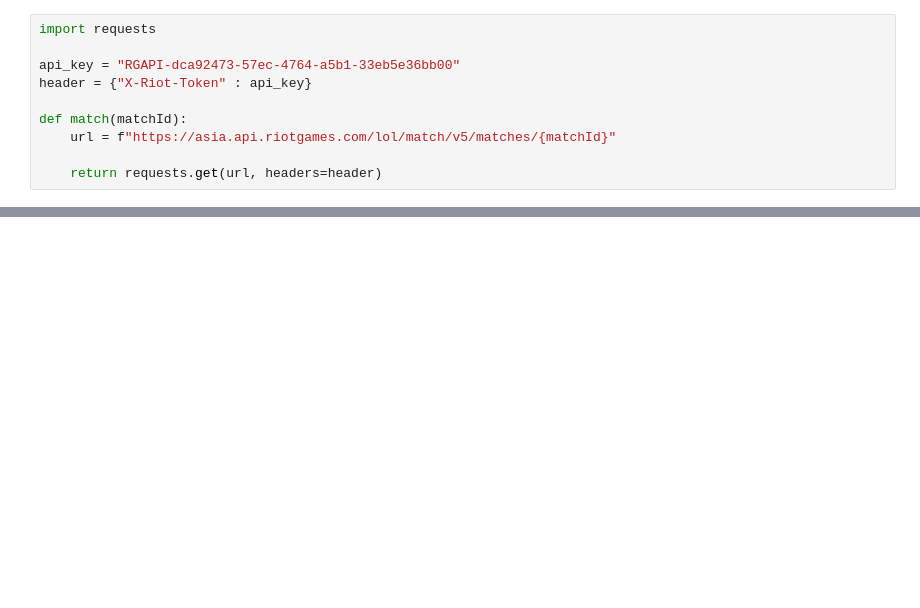
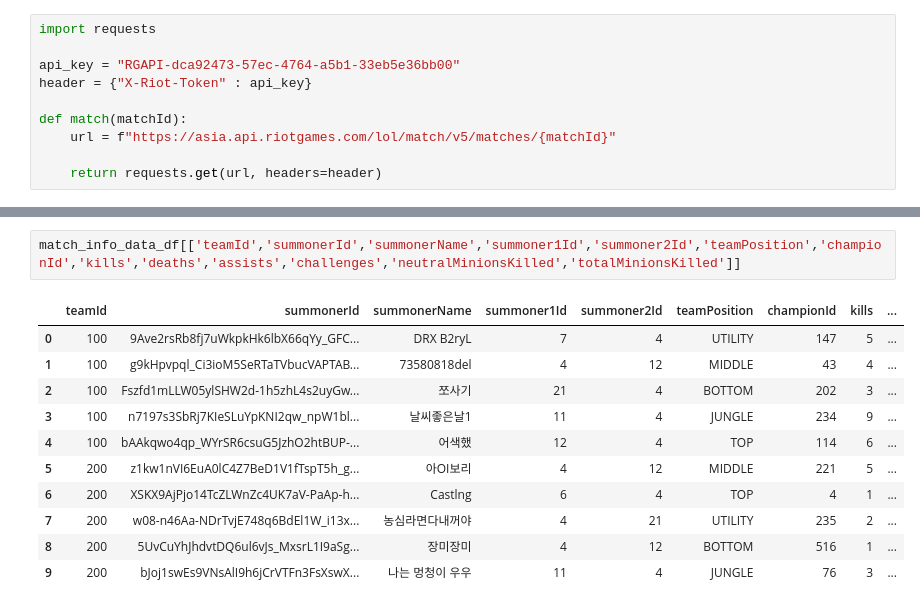
Before and after one commit to kim-bo-saeng/personal_project, a Jupyter notebook: lol_data/lol_api_data_analysis.ipynb, the cells around one changed output, grey strips where cells are left out. Drawn from its saved outputs; the diff is of its cells as text; blank space fills up the shorter version.

```diff
--- a/lol_data/lol_api_data_analysis.ipynb
+++ b/lol_data/lol_api_data_analysis.ipynb
@@ -290,0 +289,14 @@ temp_match_data['info']
+# %%
+match_info_data_df[['teamId','summonerId','summonerName','summoner1Id','summoner2Id','teamPosition','championId','kills','deaths','assists','challenges','neutralMinionsKilled','totalMinionsKilled']]
+# %% [output]
+|  | teamId | summonerId | summonerName | summoner1Id | summoner2Id | teamPosition | championId | kills | ... |
+| 0 | 100 | 9Ave2rsRb8fj7uWkpkHk6lbX66qYy_GFC... | DRX B2ryL | 7 | 4 | UTILITY | 147 | 5 | ... |
+| 1 | 100 | g9kHpvpql_Ci3ioM5SeRTaTVbucVAPTAB... | 73580818del | 4 | 12 | MIDDLE | 43 | 4 | ... |
+| 2 | 100 | Fszfd1mLLW05ylSHW2d-1h5zhL4s2uyGw... | 쪼사기 | 21 | 4 | BOTTOM | 202 | 3 | ... |
+| 3 | 100 | n7197s3SbRj7KIeSLuYpKNI2qw_npW1bl... | 날씨좋은날1 | 11 | 4 | JUNGLE | 234 | 9 | ... |
+| 4 | 100 | bAAkqwo4qp_WYrSR6csuG5JzhO2htBUP-... | 어색했 | 12 | 4 | TOP | 114 | 6 | ... |
+| 5 | 200 | z1kw1nVI6EuA0lC4Z7BeD1V1fTspT5h_g... | 아OI보리 | 4 | 12 | MIDDLE | 221 | 5 | ... |
+| 6 | 200 | XSKX9AjPjo14TcZLWnZc4UK7aV-PaAp-h... | Castlng | 6 | 4 | TOP | 4 | 1 | ... |
+| 7 | 200 | w08-n46Aa-NDrTvjE748q6BdEl1W_i13x... | 농심라면다내꺼야 | 4 | 21 | UTILITY | 235 | 2 | ... |
+| 8 | 200 | 5UvCuYhJhdvtDQ6ul6vJs_MxsrL1I9aSg... | 장미장미 | 4 | 12 | BOTTOM | 516 | 1 | ... |
+| 9 | 200 | bJoj1swEs9VNsAlI9h6jCrVTFn3FsXswX... | 나는 멍청이 우우 | 11 | 4 | JUNGLE | 76 | 3 | ... |
```
Also changed, not shown: parts of 19 cells of this notebook.
